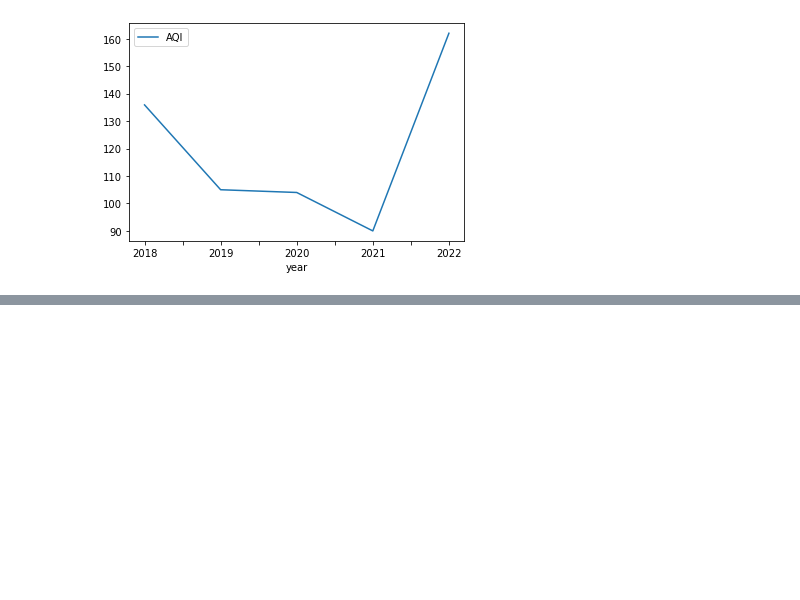
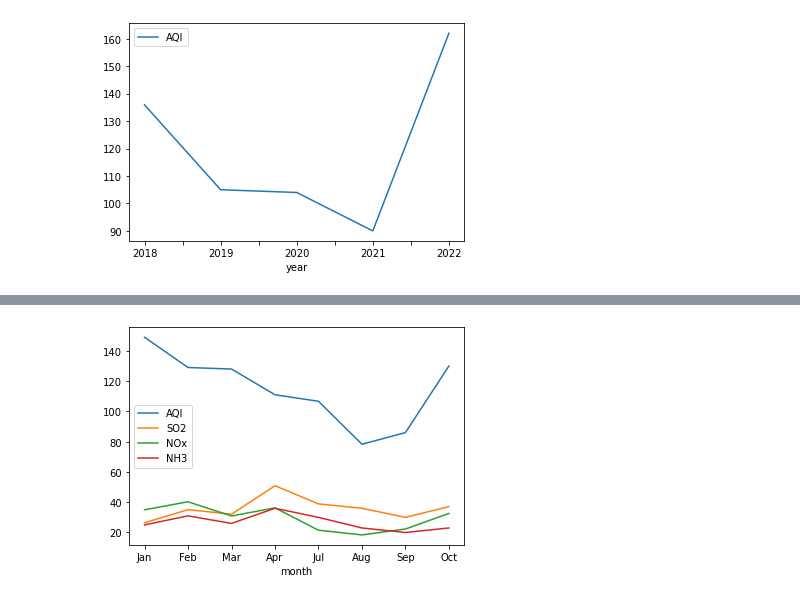
Before and after one commit to danileahacker/Air-Quality-in-Hyderabad-Pollution-Analysis, a Jupyter notebook: pollution_eda.ipynb, the cells around one changed output, grey strips where cells are left out. Drawn from its saved outputs; the diff is of its cells as text; code cells hidden in the pictures; blank space fills up the shorter version.

```diff
--- a/pollution_eda.ipynb
+++ b/pollution_eda.ipynb
@@ -306,0 +307,5 @@ aqi_2017.plot(x='month', y=['AQI', 'PM10', 'SO2', 'NOx', 'PM25', 'NH3', 'O3'], t
+# %%
+# splitting into two different charts for more detailed comparison
+aqi_2017.plot(x='month', y=['AQI', 'SO2', 'NOx', 'NH3']);
+# %% [output]
+[figure, added]
```
Also changed, not shown: parts of 5 cells of this notebook.
